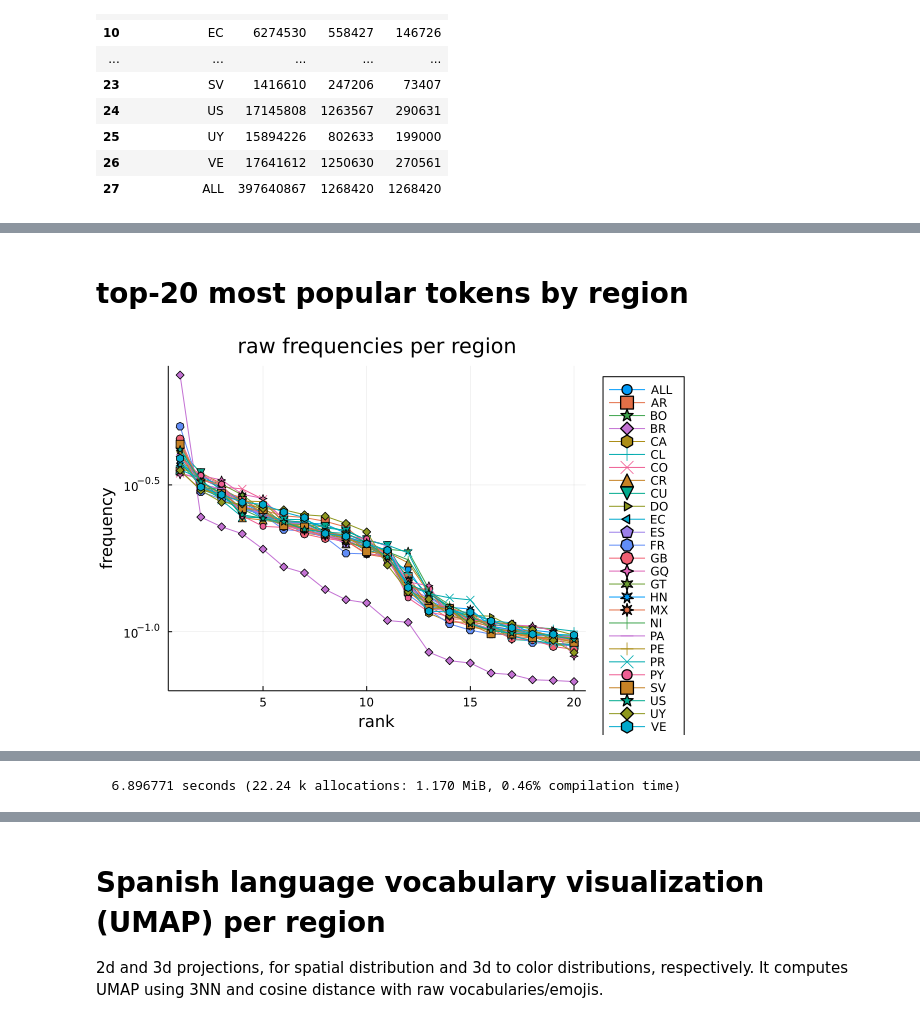
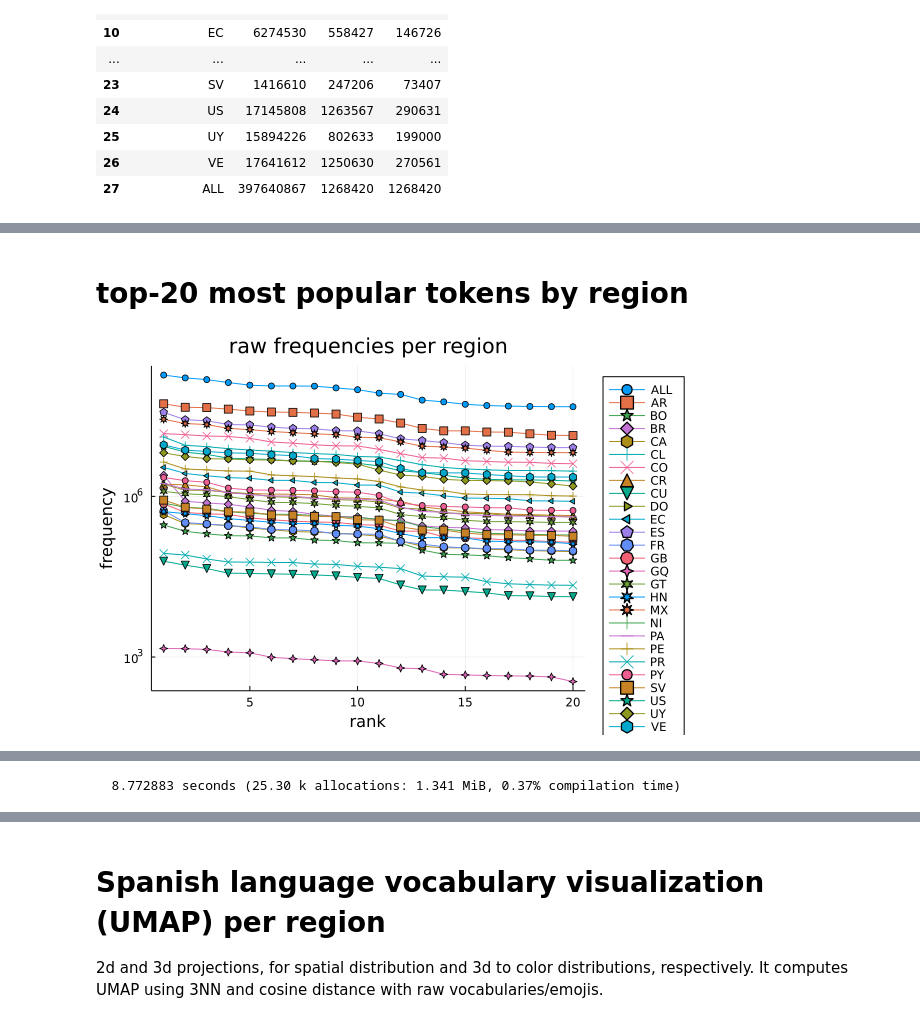
Before and after one commit to INGEOTEC/RegionalSpanish, a Jupyter notebook: notebooks/vocabularies.ipynb, the cells around one changed output, grey strips where cells are left out. Saved outputs shown, nothing was run; the diff lists cells and outputs as text; code cells hidden in the pictures.

```diff
--- a/notebooks/vocabularies.ipynb
+++ b/notebooks/vocabularies.ipynb
@@ -50,11 +50,15 @@ sort!(cclist)
 # %%
 voclist = Dict()
-
+vocfreq = Dict()
 for g in groupby(V, :country_code)
     D = Dict{String,Float64}()
-    voclist[g.country_code[1]] = D
+    F = Dict{String,Int}()
+    cc = g.country_code[1]
+    voclist[cc] = D
+    vocfreq[cc] = F
     for row in eachrow(g)
-         D[row.token] = row.ndocs
+        D[row.token] = row.idf
+        F[row.token] = row.ndocs
     end
 
     normalize!(D)
@@ -62,31 +66,31 @@ end
 # %%
 k = 20
 display("text/markdown", """# top-$k most popular tokens by region""")
 plot()
 table = Matrix{String}(undef, length(cclist) + 1, k+1)
 header = ["region"]
 for i in 1:k
     push!(header, string(i))
 end
 
 table[1, :] .= header
 for (i, cc) in enumerate(cclist)
-    voc = collect(voclist[cc])
+    voc = collect(vocfreq[cc])
     sort!(voc, by=p -> p[end], rev=true)
     resize!(voc, k)
     # display("text/markdown", "$cc: " * join(first.(voc), ", "))
     table[i+1, 1] = cc
     table[i+1, 2:end] .= first.(voc)
     plot!(last.(voc), label=cc, m=:auto)
     #display("text/markdown", "    freqs: " * join(format.(Int.(last.(voc)), autoscale=:metric, precision=1), ", "))
 end
 # display(latexify(table))
 
 plot!(title="raw frequencies per region", yscale=:log10, ylabel="frequency", xlabel="rank", legend=:outertopright, fmt=:png) |> display
 display("text/markdown", latexify(table, latex=false, env=:mdtable))
 # %% [output]
 # top-20 most popular tokens by region
-[figure, old version]
+[figure, new version]
 | region |    1 |    2 |     3 |    4 |   5 |   6 |     7 |   8 |   9 |  10 |  11 |    12 |    13 |  14 |    15 |    16 |  17 |    18 |    19 |   20 |
 | ------:| ----:| ----:| -----:| ----:| ---:| ---:| -----:| ---:| ---:| ---:| ---:| -----:| -----:| ---:| -----:| -----:| ---:| -----:| -----:| ----:|
 |    ALL | _usr |  que |    de |    , |   y |   a |     . |  la |  no |  el |  en |    me |    es |  se |    lo |    un | con |     0 |   los |  por |
@@ -117,14 +121,10 @@ display("text/markdown", latexify(table, latex=false, env=:mdtable))
 |     UY |  que |   de |     , | _usr |   y |   a |    la |  no |  me |  el |  en |     . |    se |  es |    lo |    un | con |     0 |   los | jaja |
 |     VE | _usr |   de |   que |    . |   , |   y |    la |   a |  el |  no |  en |    es |    se | los |     0 | _htag | por |   con |    lo |   me |
 # %%
-for (cc, voc) in voclist
-    normalize!(voc)
-end
-
 n = length(cclist)
 A = Matrix{Float64}(undef, n, n)
 
-dist = NormalizedCosineDistance()
+dist = CosineDistance()
 @time for (i, cc) in enumerate(cclist)
     u = voclist[cc]
     A[i, i] = 0.0
@@ -134,5 +134,5 @@ dist = NormalizedCosineDistance()
     end
 end
 # %% [output]
-  6.896771 seconds (22.24 k allocations: 1.170 MiB, 0.46% compilation time)
+  8.772883 seconds (25.30 k allocations: 1.341 MiB, 0.37% compilation time)
 # %%
```
Also changed, not shown: parts of 4 cells of this notebook, 2 other files.
